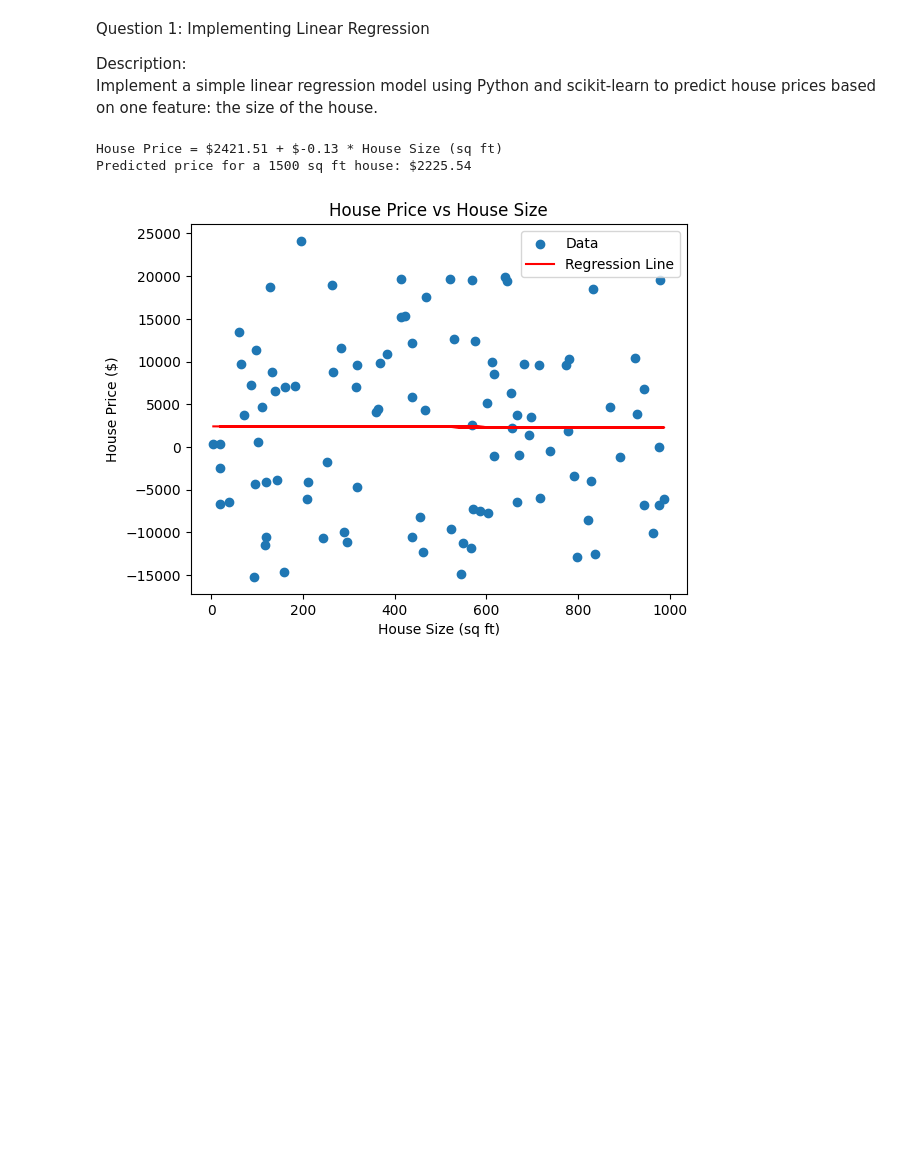
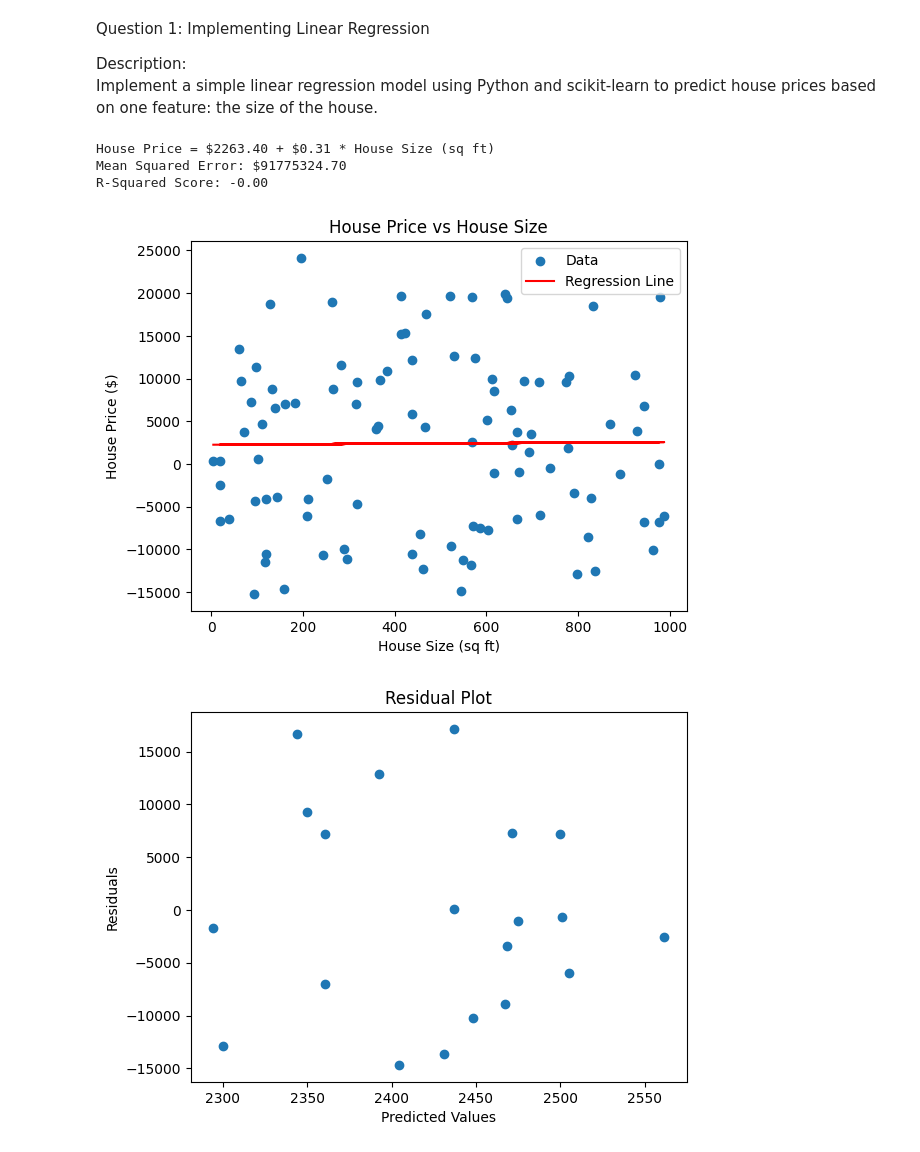
Before and after one commit to shrsar33/AI---ML, a Jupyter notebook: src/Module 5/Introduction to Supervised Learning & Regression/q1.ipynb, the cells around one changed output. Saved outputs shown, nothing was run; the diff lists cells and outputs as text; code cells hidden in the pictures; blank space fills up the shorter version.

```diff
--- a/src/Module 5/Introduction to Supervised Learning & Regression/q1.ipynb
+++ b/src/Module 5/Introduction to Supervised Learning & Regression/q1.ipynb
@@ -4,42 +4,61 @@ Question 1: Implementing Linear Regression <br>
 Description:<br>
 Implement a simple linear regression model using Python and scikit-learn to predict house prices based on one feature: the size of the house.
 # %%
-
 import numpy as np
 from sklearn.linear_model import LinearRegression
+from sklearn.model_selection import train_test_split
+from sklearn.metrics import mean_squared_error, r2_score
 import matplotlib.pyplot as plt
 
 # Generate a sample dataset
 np.random.seed(0)
 house_sizes = np.random.rand(100, 1) * 1000  # in square feet
 house_prices = 200 + 0.5 * house_sizes + np.random.randn(100, 1) * 10000  # in dollars
 
+# Split the data into training and testing sets
+X_train, X_test, y_train, y_test = train_test_split(house_sizes, house_prices, test_size=0.2, random_state=42)
+
 # Create a linear regression model
 model = LinearRegression()
 
 # Train the model
-model.fit(house_sizes, house_prices)
+model.fit(X_train, y_train)
 
 # Get the coefficients
 intercept = model.intercept_[0]
 coefficient = model.coef_[0][0]
 
 print(f"House Price = ${intercept:.2f} + ${coefficient:.2f} * House Size (sq ft)")
 
 # Make predictions
-new_house_size = [[1500]]  # in square feet
-predicted_price = model.predict(new_house_size)
-print(f"Predicted price for a {new_house_size[0][0]} sq ft house: ${predicted_price[0][0]:.2f}")
+y_pred = model.predict(X_test)
+
+# Evaluate the model
+mse = mean_squared_error(y_test, y_pred)
+r2 = r2_score(y_test, y_pred)
+
+print(f"Mean Squared Error: ${mse:.2f}")
+print(f"R-Squared Score: {r2:.2f}")
 
 # Plot the data and the regression line
 plt.scatter(house_sizes, house_prices, label='Data')
 plt.plot(house_sizes, model.predict(house_sizes), color='red', label='Regression Line')
 plt.xlabel('House Size (sq ft)')
 plt.ylabel('House Price ($)')
 plt.title('House Price vs House Size')
 plt.legend()
 plt.show()
+
+# Plot the residuals
+residuals = y_test - y_pred
+plt.scatter(y_pred, residuals)
+plt.xlabel('Predicted Values')
+plt.ylabel('Residuals')
+plt.title('Residual Plot')
+plt.show()
 # %% [output]
-House Price = $2421.51 + $-0.13 * House Size (sq ft)
-Predicted price for a 1500 sq ft house: $2225.54
+House Price = $2263.40 + $0.31 * House Size (sq ft)
+Mean Squared Error: $91775324.70
+R-Squared Score: -0.00
 [figure]
+[figure, added]
```
